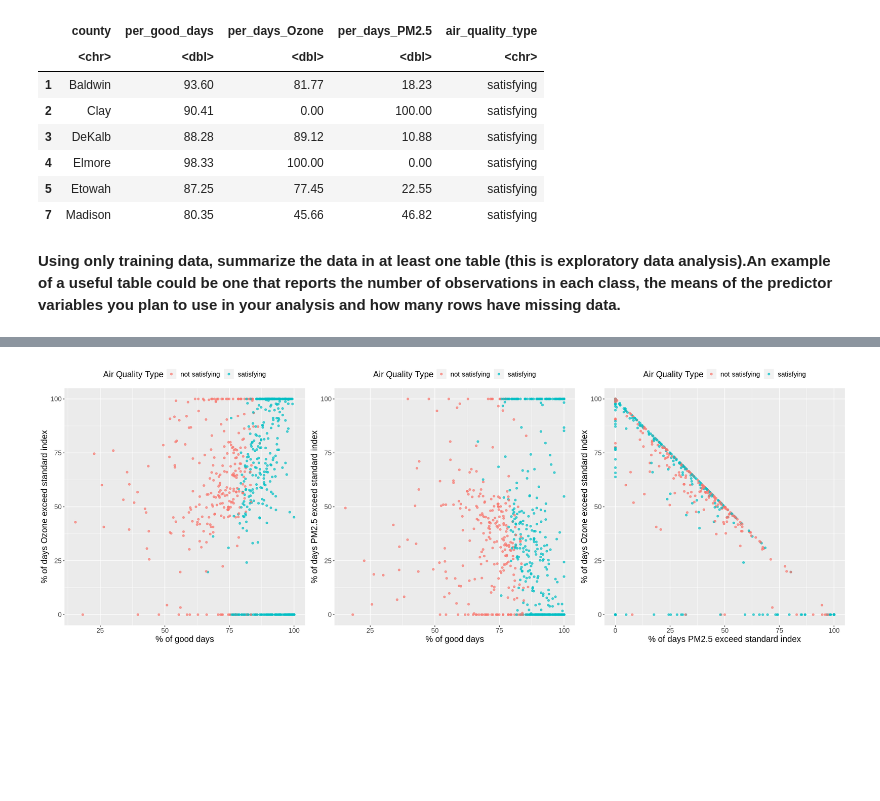
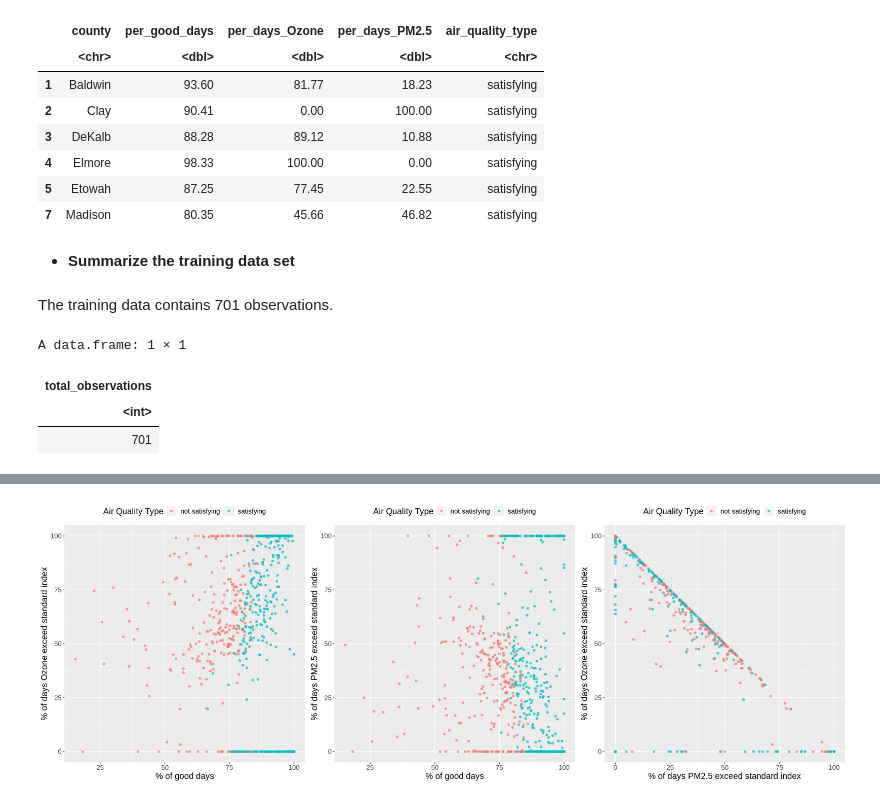
Before and after one commit to Hansen0014/Air-quality-data, a Jupyter notebook: Proposal.ipynb, the cells around one changed output, grey strips where cells are left out. Cells and saved outputs as stored; diff of their text form; code cells hidden in the pictures; blank space fills up the shorter version.

```diff
--- a/Proposal.ipynb
+++ b/Proposal.ipynb
@@ -94,5 +94,14 @@ A data.frame: 6 × 5
 | 4 | Elmore | 98.33 | 100.00 | 0.00 | satisfying |
 | 5 | Etowah | 87.25 | 77.45 | 22.55 | satisfying |
 | 7 | Madison | 80.35 | 45.66 | 46.82 | satisfying |
-# %% [markdown]
-**Using only training data, summarize the data in at least one table (this is exploratory data analysis).An example of a useful table could be one that reports the number of observations in each class, the means of the predictor variables you plan to use in your analysis and how many rows have missing data.**
+# %% [markdown]
+* **Summarize the training data set**
+# %% [markdown]
+The training data contains 701 observations.
+# %%
+summarize(Air_quality_train,total_observations = n())
+# %% [output]
+A data.frame: 1 × 1
+| total_observations |
+| <int> |
+| 701 |
```
Also changed, not shown: parts of 3 cells of this notebook.
